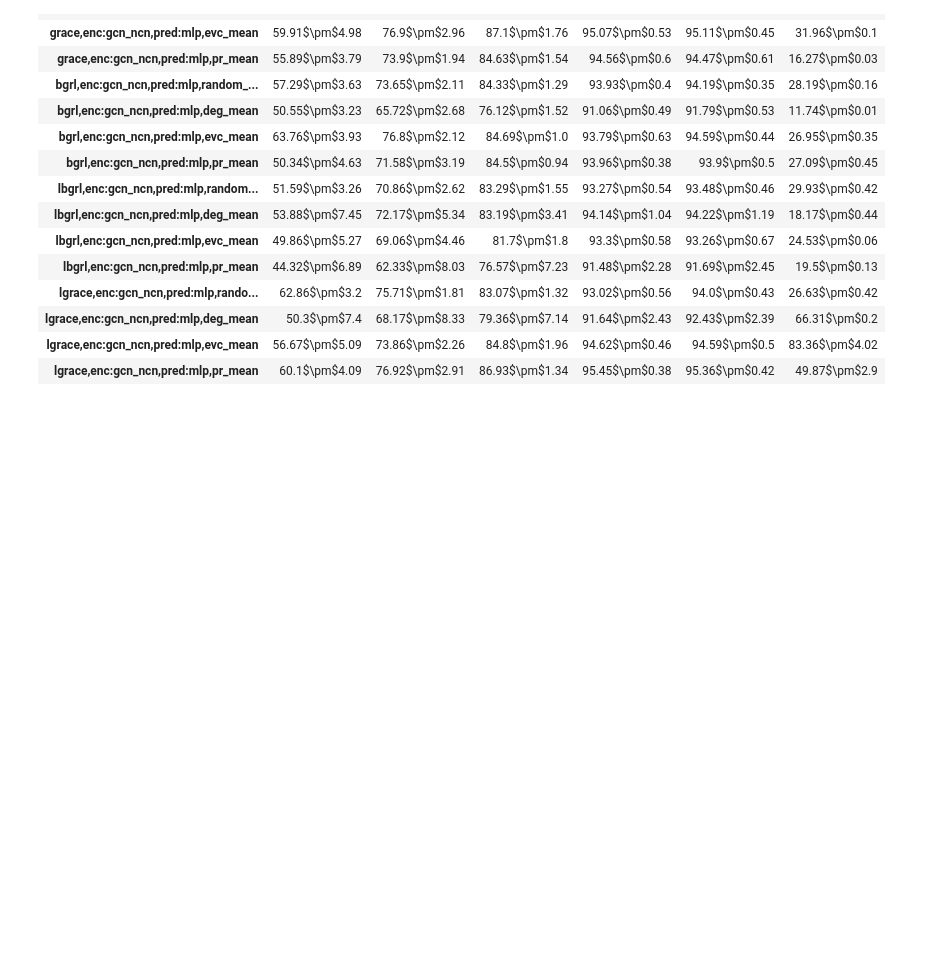
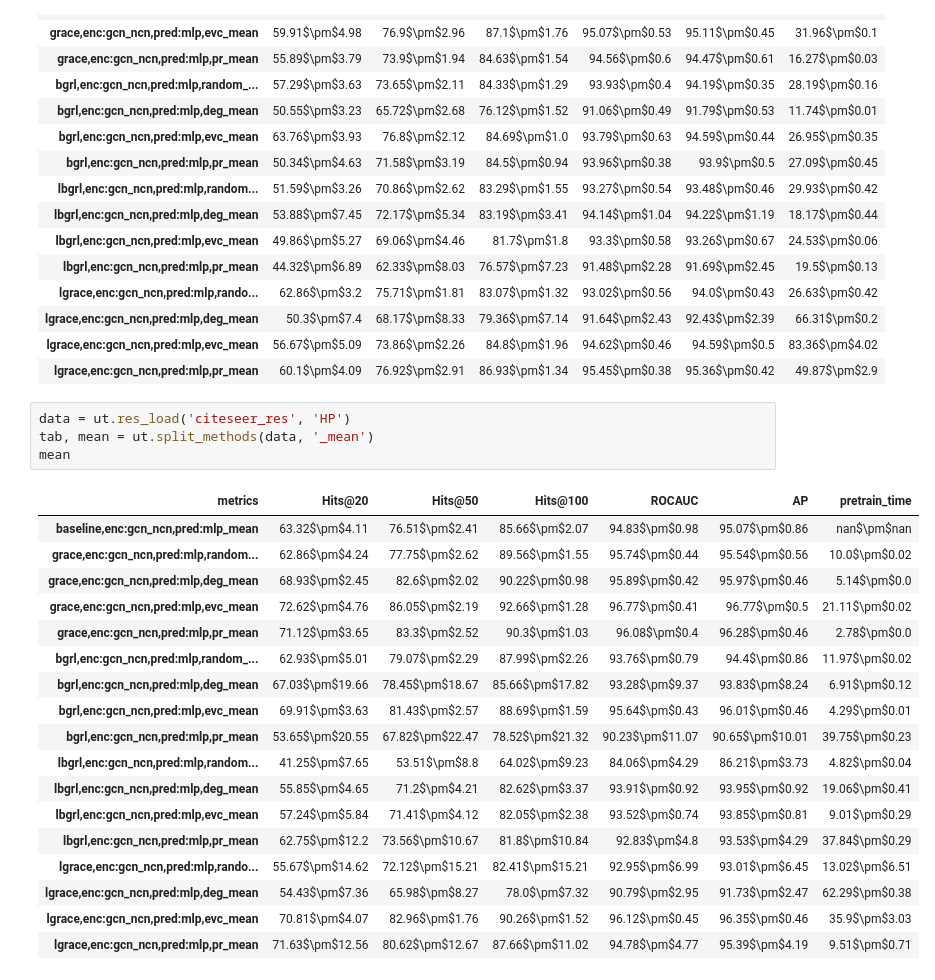
Before and after one commit to valentincuzin/GCL-Link-Prediction, a Jupyter notebook: New/output/HP_analysis.ipynb, the cells around one changed output. Cells and saved outputs as stored; diff of their text form; blank space fills up the shorter version.

```diff
--- a/New/output/HP_analysis.ipynb
+++ b/New/output/HP_analysis.ipynb
@@ -23,3 +23,26 @@ mean
 | lgrace,enc:gcn_ncn,pred:mlp,deg_mean | 50.3$\pm$7.4 | 68.17$\pm$8.33 | 79.36$\pm$7.14 | 91.64$\pm$2.43 | 92.43$\pm$2.39 | 66.31$\pm$0.2 |
 | lgrace,enc:gcn_ncn,pred:mlp,evc_mean | 56.67$\pm$5.09 | 73.86$\pm$2.26 | 84.8$\pm$1.96 | 94.62$\pm$0.46 | 94.59$\pm$0.5 | 83.36$\pm$4.02 |
 | lgrace,enc:gcn_ncn,pred:mlp,pr_mean | 60.1$\pm$4.09 | 76.92$\pm$2.91 | 86.93$\pm$1.34 | 95.45$\pm$0.38 | 95.36$\pm$0.42 | 49.87$\pm$2.9 |
+# %%
+data = ut.res_load('citeseer_res', 'HP')
+tab, mean = ut.split_methods(data, '_mean')
+mean
+# %% [output]
+| metrics | Hits@20 | Hits@50 | Hits@100 | ROCAUC | AP | pretrain_time |
+| baseline,enc:gcn_ncn,pred:mlp_mean | 63.32$\pm$4.11 | 76.51$\pm$2.41 | 85.66$\pm$2.07 | 94.83$\pm$0.98 | 95.07$\pm$0.86 | nan$\pm$nan |
+| grace,enc:gcn_ncn,pred:mlp,random... | 62.86$\pm$4.24 | 77.75$\pm$2.62 | 89.56$\pm$1.55 | 95.74$\pm$0.44 | 95.54$\pm$0.56 | 10.0$\pm$0.02 |
+| grace,enc:gcn_ncn,pred:mlp,deg_mean | 68.93$\pm$2.45 | 82.6$\pm$2.02 | 90.22$\pm$0.98 | 95.89$\pm$0.42 | 95.97$\pm$0.46 | 5.14$\pm$0.0 |
+| grace,enc:gcn_ncn,pred:mlp,evc_mean | 72.62$\pm$4.76 | 86.05$\pm$2.19 | 92.66$\pm$1.28 | 96.77$\pm$0.41 | 96.77$\pm$0.5 | 21.11$\pm$0.02 |
+| grace,enc:gcn_ncn,pred:mlp,pr_mean | 71.12$\pm$3.65 | 83.3$\pm$2.52 | 90.3$\pm$1.03 | 96.08$\pm$0.4 | 96.28$\pm$0.46 | 2.78$\pm$0.0 |
+| bgrl,enc:gcn_ncn,pred:mlp,random_... | 62.93$\pm$5.01 | 79.07$\pm$2.29 | 87.99$\pm$2.26 | 93.76$\pm$0.79 | 94.4$\pm$0.86 | 11.97$\pm$0.02 |
+| bgrl,enc:gcn_ncn,pred:mlp,deg_mean | 67.03$\pm$19.66 | 78.45$\pm$18.67 | 85.66$\pm$17.82 | 93.28$\pm$9.37 | 93.83$\pm$8.24 | 6.91$\pm$0.12 |
+| bgrl,enc:gcn_ncn,pred:mlp,evc_mean | 69.91$\pm$3.63 | 81.43$\pm$2.57 | 88.69$\pm$1.59 | 95.64$\pm$0.43 | 96.01$\pm$0.46 | 4.29$\pm$0.01 |
+| bgrl,enc:gcn_ncn,pred:mlp,pr_mean | 53.65$\pm$20.55 | 67.82$\pm$22.47 | 78.52$\pm$21.32 | 90.23$\pm$11.07 | 90.65$\pm$10.01 | 39.75$\pm$0.23 |
+| lbgrl,enc:gcn_ncn,pred:mlp,random... | 41.25$\pm$7.65 | 53.51$\pm$8.8 | 64.02$\pm$9.23 | 84.06$\pm$4.29 | 86.21$\pm$3.73 | 4.82$\pm$0.04 |
+| lbgrl,enc:gcn_ncn,pred:mlp,deg_mean | 55.85$\pm$4.65 | 71.2$\pm$4.21 | 82.62$\pm$3.37 | 93.91$\pm$0.92 | 93.95$\pm$0.92 | 19.06$\pm$0.41 |
+| lbgrl,enc:gcn_ncn,pred:mlp,evc_mean | 57.24$\pm$5.84 | 71.41$\pm$4.12 | 82.05$\pm$2.38 | 93.52$\pm$0.74 | 93.85$\pm$0.81 | 9.01$\pm$0.29 |
+| lbgrl,enc:gcn_ncn,pred:mlp,pr_mean | 62.75$\pm$12.2 | 73.56$\pm$10.67 | 81.8$\pm$10.84 | 92.83$\pm$4.8 | 93.53$\pm$4.29 | 37.84$\pm$0.29 |
+| lgrace,enc:gcn_ncn,pred:mlp,rando... | 55.67$\pm$14.62 | 72.12$\pm$15.21 | 82.41$\pm$15.21 | 92.95$\pm$6.99 | 93.01$\pm$6.45 | 13.02$\pm$6.51 |
+| lgrace,enc:gcn_ncn,pred:mlp,deg_mean | 54.43$\pm$7.36 | 65.98$\pm$8.27 | 78.0$\pm$7.32 | 90.79$\pm$2.95 | 91.73$\pm$2.47 | 62.29$\pm$0.38 |
+| lgrace,enc:gcn_ncn,pred:mlp,evc_mean | 70.81$\pm$4.07 | 82.96$\pm$1.76 | 90.26$\pm$1.52 | 96.12$\pm$0.45 | 96.35$\pm$0.46 | 35.9$\pm$3.03 |
+| lgrace,enc:gcn_ncn,pred:mlp,pr_mean | 71.63$\pm$12.56 | 80.62$\pm$12.67 | 87.66$\pm$11.02 | 94.78$\pm$4.77 | 95.39$\pm$4.19 | 9.51$\pm$0.71 |
```
Also changed, not shown: parts of 2 cells of this notebook, 2 other files.
